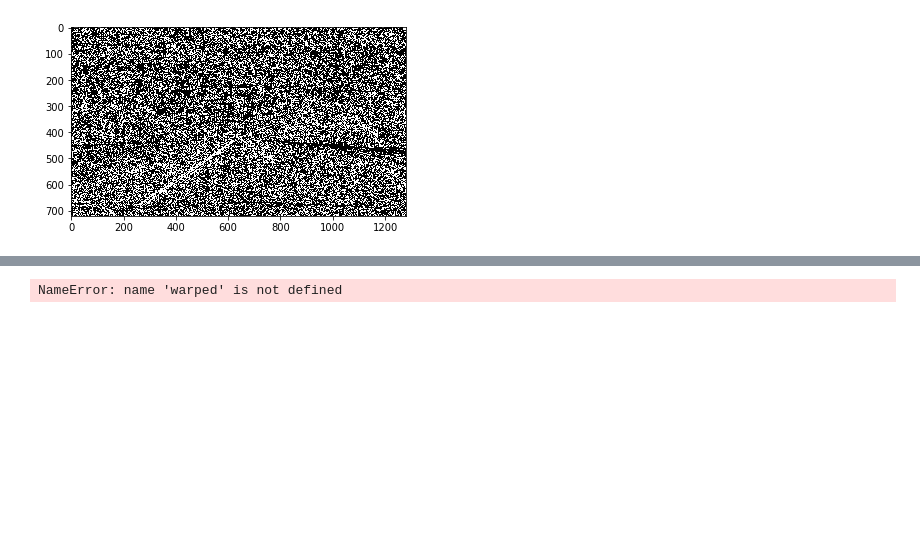
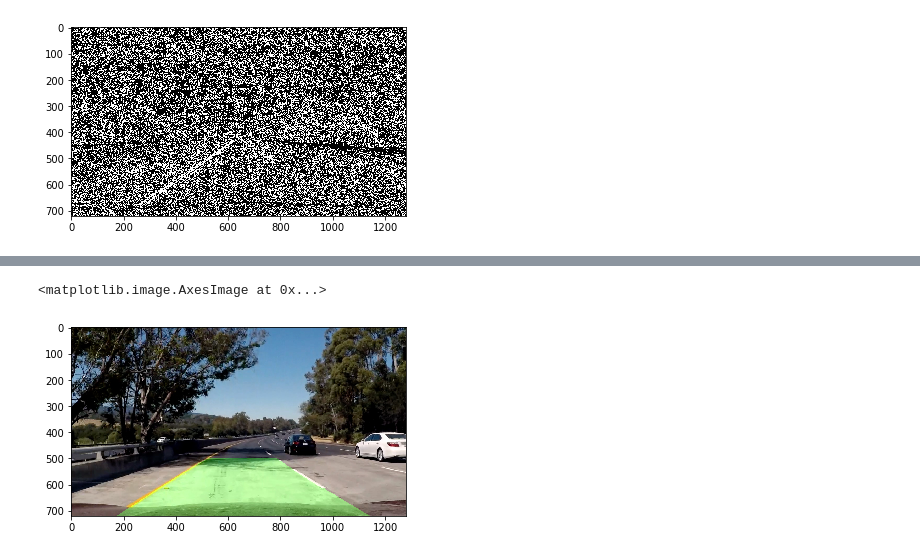
Before and after one commit to avernethy/CarND-Advanced-Lane-Lines, a Jupyter notebook: CarND-Advanced_Lane_Lines.ipynb, the cells around one changed output, grey strips where cells are left out. Drawn from its saved outputs; the diff is of its cells as text; code cells hidden in the pictures; blank space fills up the shorter version.

Commit message:
complete drawing the lane area on the original image

```diff
--- a/CarND-Advanced_Lane_Lines.ipynb
+++ b/CarND-Advanced_Lane_Lines.ipynb
@@ -227,8 +227,9 @@ def unwarp(img):
     src = np.float32([[center - x_btm, y_btm],[center + x_btm, y_btm],[center - x_top, y_top],[center + x_top, y_top]])
     dst = np.float32([[center - x_btm,y_btm],[center + x_btm,y_btm],[center - x_btm,0],[center + x_btm,0]])
     M = cv2.getPerspectiveTransform(src, dst)
+    Minv = cv2.getPerspectiveTransform(dst, src)
     warped = cv2.warpPerspective(img, M, img_size, flags=cv2.INTER_LINEAR)
-    return warped.astype(np.uint8)
+    return warped.astype(np.uint8), M, Minv
 # %%
 def poly_lanes(binary_warped):
     # Assuming you have created a warped binary image called "binary_warped"
@@ -301,11 +302,26 @@ def poly_lanes(binary_warped):
     # Fit a second order polynomial to each
     left_fit = np.polyfit(lefty, leftx, 2)
     right_fit = np.polyfit(righty, rightx, 2)
-    return left_fit, right_fit, left_lane_inds, right_lane_inds
+
+
+    ym_per_pix = 30/720 # meters per pixel in y dimension
+    xm_per_pix = 3.7/700 # meters per pixel in x dimension
+    y_eval = 720
+
+    # Fit new polynomials to x,y in world space
+    left_fit_cr = np.polyfit(lefty*ym_per_pix, leftx*xm_per_pix, 2)
+    right_fit_cr = np.polyfit(righty*ym_per_pix, rightx*xm_per_pix, 2)
+    # Calculate the new radii of curvature
+    left_curverad = ((1 + (2*left_fit_cr[0]*y_eval*ym_per_pix + left_fit_cr[1])**2)**1.5) / np.absolute(2*left_fit_cr[0])
+    right_curverad = ((1 + (2*right_fit_cr[0]*y_eval*ym_per_pix + right_fit_cr[1])**2)**1.5) / np.absolute(2*right_fit_cr[0])
+
+
+    return left_fit, right_fit, left_lane_inds, right_lane_inds, left_curverad, right_curverad
 # %%
 ksize = 3
 fname = 'test_images/test5.jpg'
 img = mpimg.imread(fname)
+undist = np.copy(img)
 img = undistort(img,mtx,dist)
 gray = cv2.cvtColor(img, cv2.COLOR_RGB2GRAY)
 hls = hls = cv2.cvtColor(img, cv2.COLOR_RGB2HLS)
@@ -324,10 +340,10 @@ comb_binary = np.dstack((gradx, grady, mag_binary))
 combined = np.zeros_like(dir_binary)
 combined[((gradx == 1) & (grady == 1)) | ((mag_binary == 1) & (dir_binary == 1)) | (s_binary==1)] = 1
 
-combined_warped = unwarp(combined)
+combined_warped, M, Minv = unwarp(combined)
 
 #Detect lane lines
-left_fit, right_fit, left_lane_inds, right_lane_inds = poly_lanes(combined_warped)
+left_fit, right_fit, left_lane_inds, right_lane_inds, left_curverad, right_curverad = poly_lanes(combined_warped)
 ploty = np.linspace(0, combined_warped.shape[0]-1, combined_warped.shape[0] )
 left_fitx = left_fit[0]*ploty**2 + left_fit[1]*ploty + left_fit[2]
 right_fitx = right_fit[0]*ploty**2 + right_fit[1]*ploty + right_fit[2]
@@ -389,4 +405,6 @@ ax1.plot(right_fitx, ploty, color ='yellow')
 ax2.imshow(combined,cmap = 'gray')
 ax1.set_title('Warped')
 ax2.set_title('Combined Thresholds')
+
+print(left_curverad, right_curverad)
 # %% [output]
@@ -402,21 +420,22 @@ ax2.set_title('Combined Thresholds')
 [figure]
 # %%
 # Create an image to draw the lines on
-warp_zero = np.zeros_like(warped).astype(np.uint8)
+warp_zero = np.zeros_like(combined_warped).astype(np.uint8)
 color_warp = np.dstack((warp_zero, warp_zero, warp_zero))
 
 # Recast the x and y points into usable format for cv2.fillPoly()
 pts_left = np.array([np.transpose(np.vstack([left_fitx, ploty]))])
 pts_right = np.array([np.flipud(np.transpose(np.vstack([right_fitx, ploty])))])
 pts = np.hstack((pts_left, pts_right))
 
 # Draw the lane onto the warped blank image
 cv2.fillPoly(color_warp, np.int_([pts]), (0,255, 0))
 
 # Warp the blank back to original image space using inverse perspective matrix (Minv)
-newwarp = cv2.warpPerspective(color_warp, Minv, (image.shape[1], image.shape[0]))
+newwarp = cv2.warpPerspective(color_warp, Minv, (img.shape[1], img.shape[0]))
 # Combine the result with the original image
 result = cv2.addWeighted(undist, 1, newwarp, 0.3, 0)
 plt.imshow(result)
 # %% [output]
-NameError: name 'warped' is not defined
+<matplotlib.image.AxesImage at 0x...>
+[figure, added]
```
Also changed, not shown: parts of 1 cell of this notebook.
